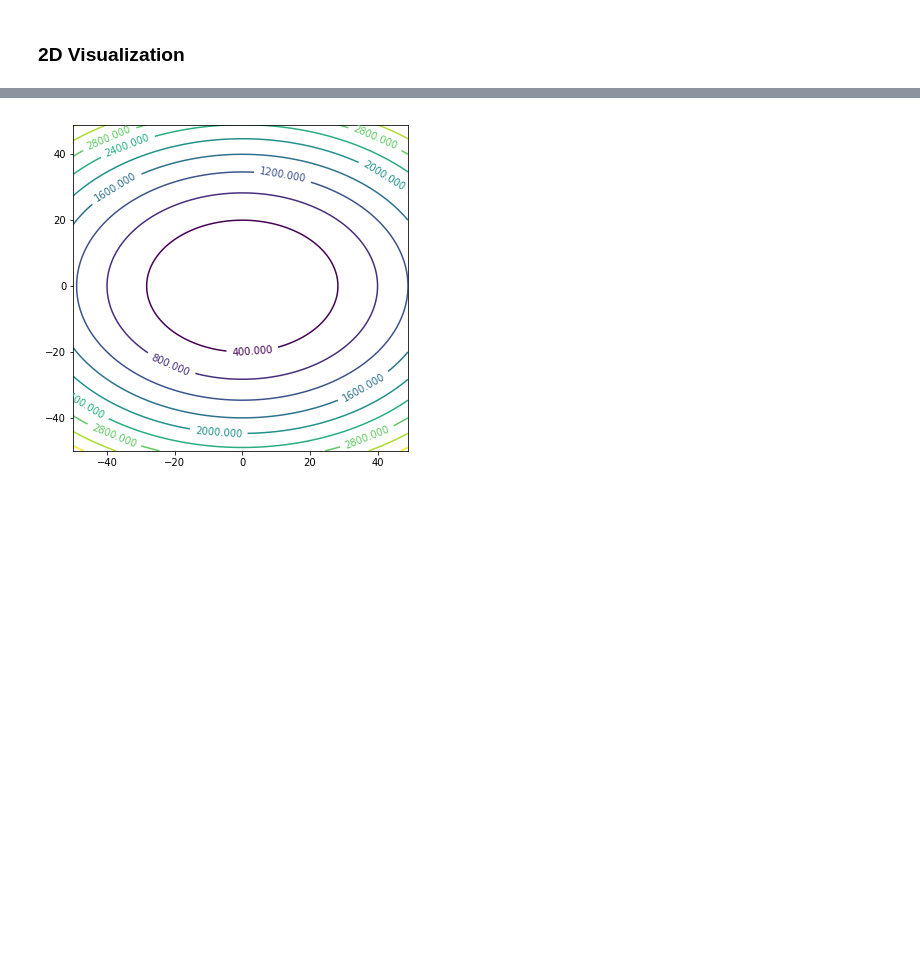
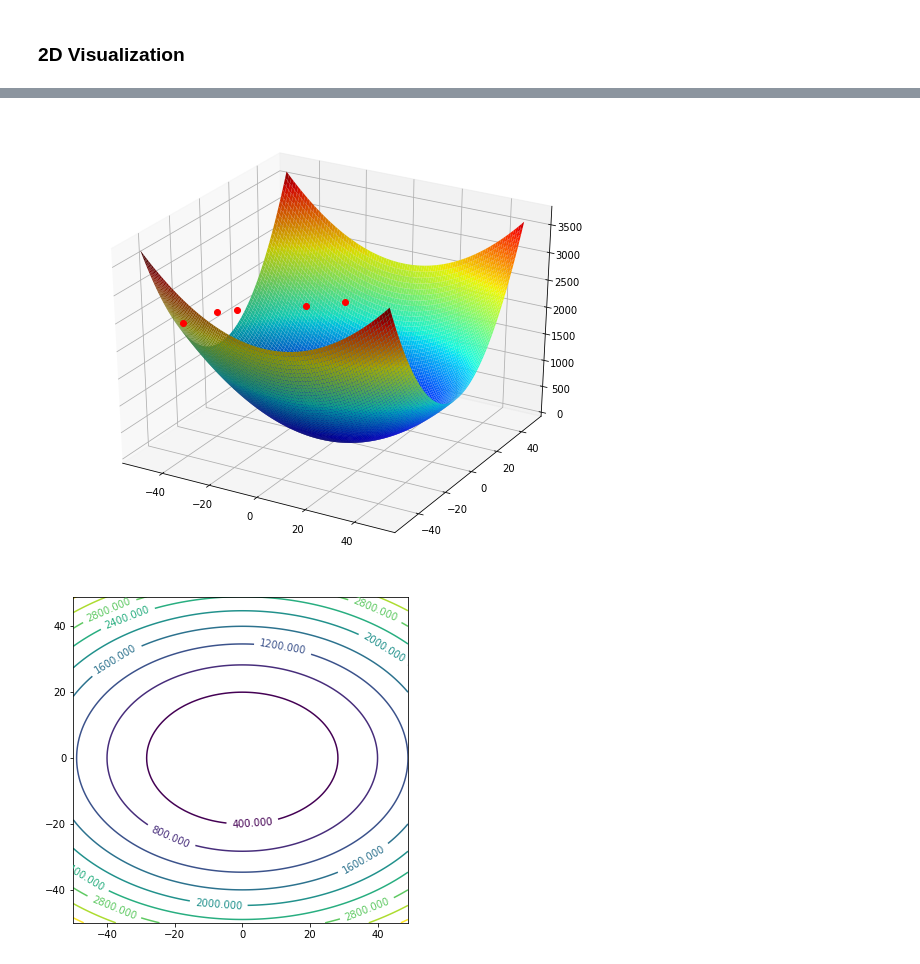
Before and after one commit to qwasimintah/DeepRL, a Jupyter notebook: Visualization.ipynb, the cells around one changed output, grey strips where cells are left out. Cells and saved outputs as stored; diff of their text form; code cells hidden in the pictures; blank space fills up the shorter version.

```diff
--- a/Visualization.ipynb
+++ b/Visualization.ipynb
@@ -59,0 +109,4 @@ contoursteps(x1, x2, zs, steps)
+# %%
+x1, x2, zs = bowl2(Ascaled, bscaled, c, steps)
+# %% [output]
+[figure, added]
```
Also changed, not shown: parts of 10 cells of this notebook.
